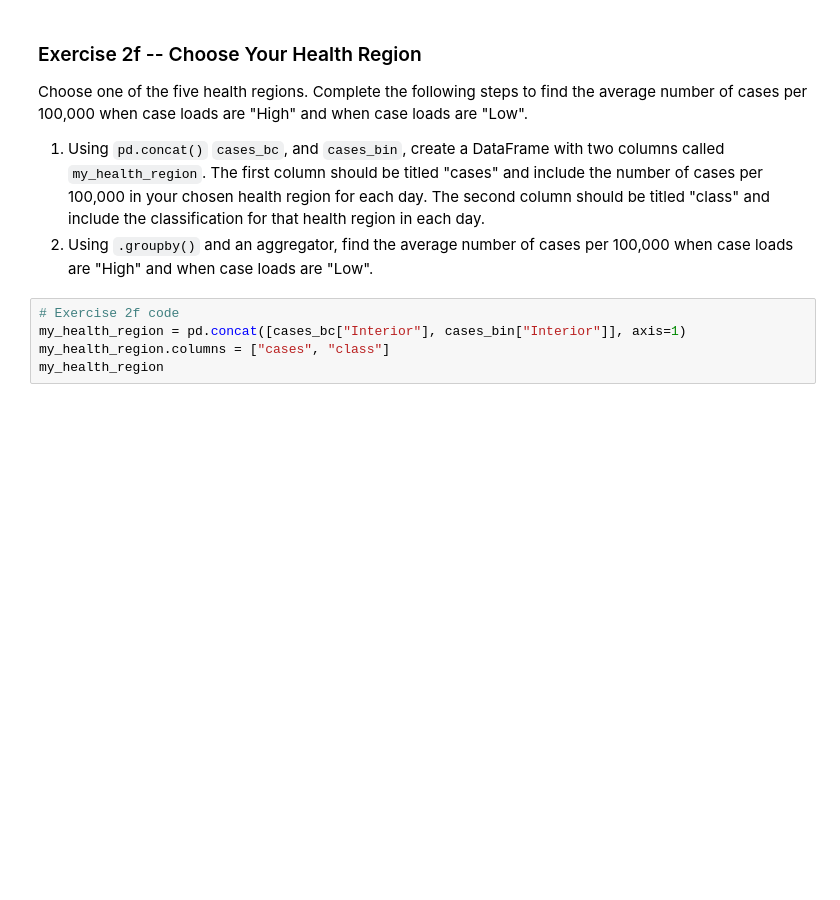
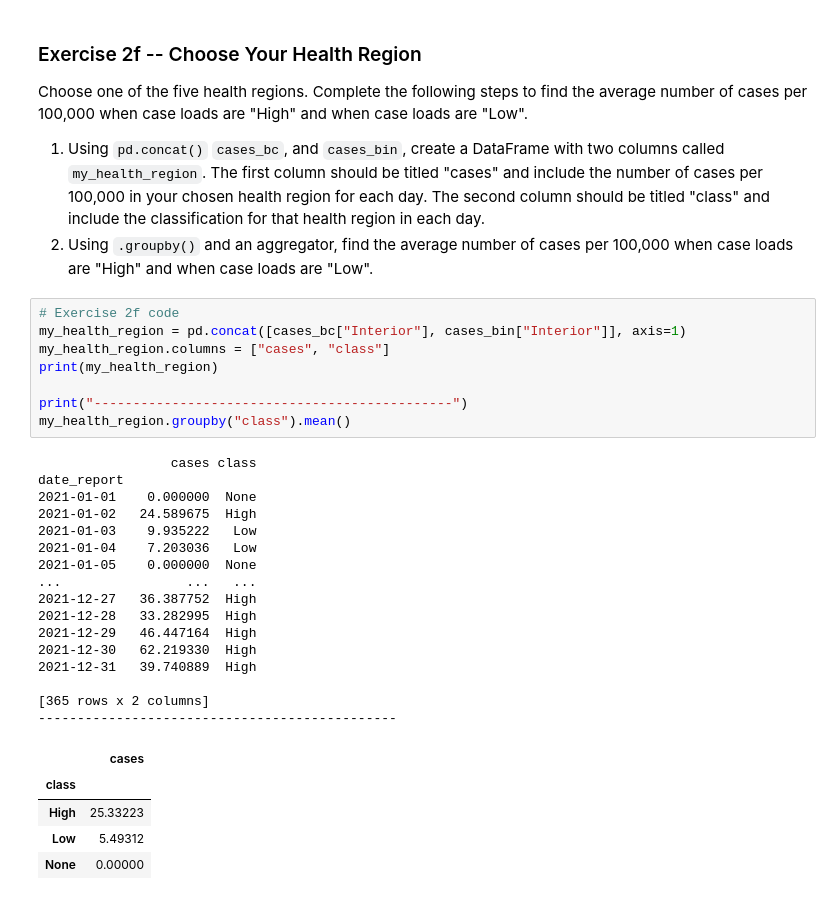
Before and after one commit to ZacharyTanWeyTze/VSP_Zachary_Tan_WeyTze, a Jupyter notebook: lab_assignments/Lab4_Data_and_Pandas_ZacharyTanWeyTze.ipynb, the cells around one changed output. Saved outputs shown, nothing was run; the diff lists cells and outputs as text; blank space fills up the shorter version.

```diff
--- a/lab_assignments/Lab4_Data_and_Pandas_ZacharyTanWeyTze.ipynb
+++ b/lab_assignments/Lab4_Data_and_Pandas_ZacharyTanWeyTze.ipynb
@@ -609,5 +637,30 @@ Choose one of the five health regions. Complete the following steps to find the
 # %%
 # Exercise 2f code
 my_health_region = pd.concat([cases_bc["Interior"], cases_bin["Interior"]], axis=1)
 my_health_region.columns = ["cases", "class"]
-my_health_region
+print(my_health_region)
+
+print("----------------------------------------------")
+my_health_region.groupby("class").mean()
+# %% [output]
+                 cases class
+date_report
+2021-01-01    0.000000  None
+2021-01-02   24.589675  High
+2021-01-03    9.935222   Low
+2021-01-04    7.203036   Low
+2021-01-05    0.000000  None
+...                ...   ...
+2021-12-27   36.387752  High
+2021-12-28   33.282995  High
+2021-12-29   46.447164  High
+2021-12-30   62.219330  High
+2021-12-31   39.740889  High
+
+[365 rows x 2 columns]
+----------------------------------------------
+|  | cases |
+| class |  |
+| High | 25.33223 |
+| Low | 5.49312 |
+| None | 0.00000 |
```
Also changed, not shown: parts of 15 cells of this notebook, 1 other file.
